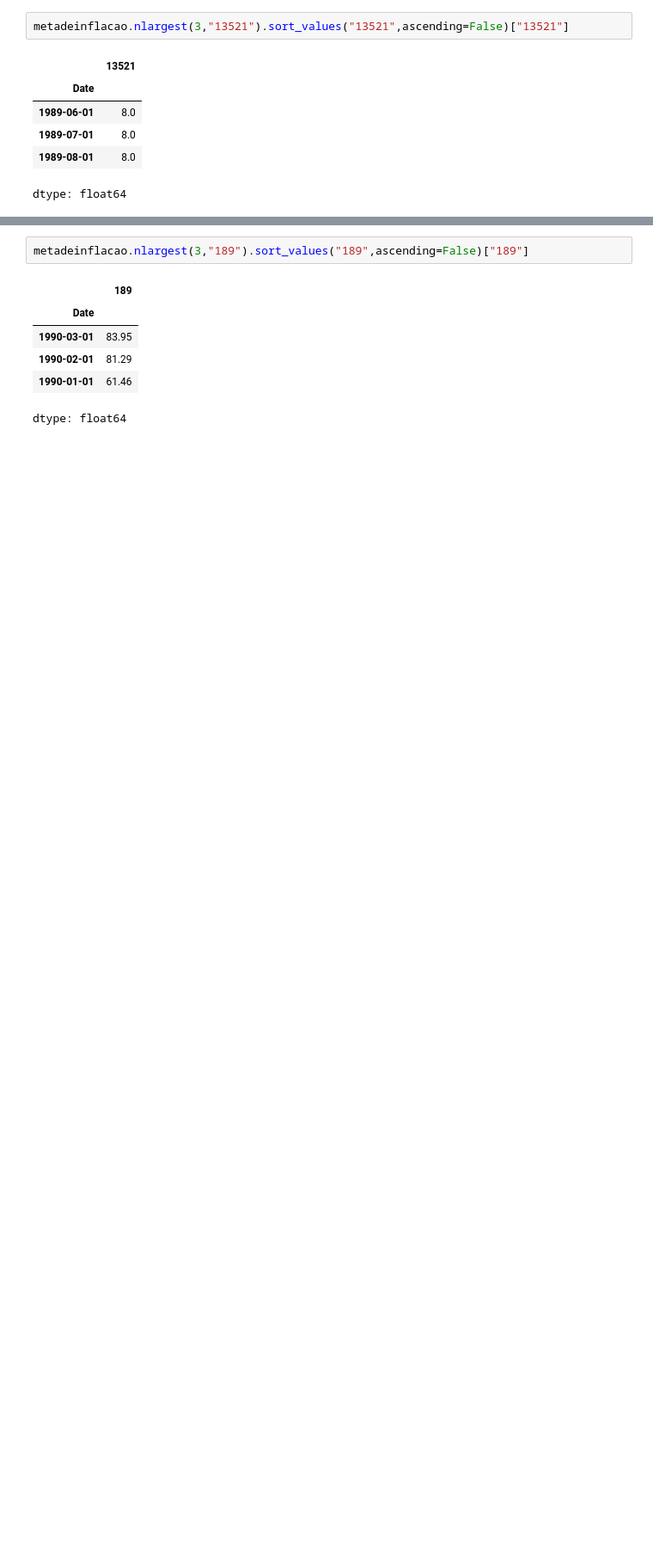
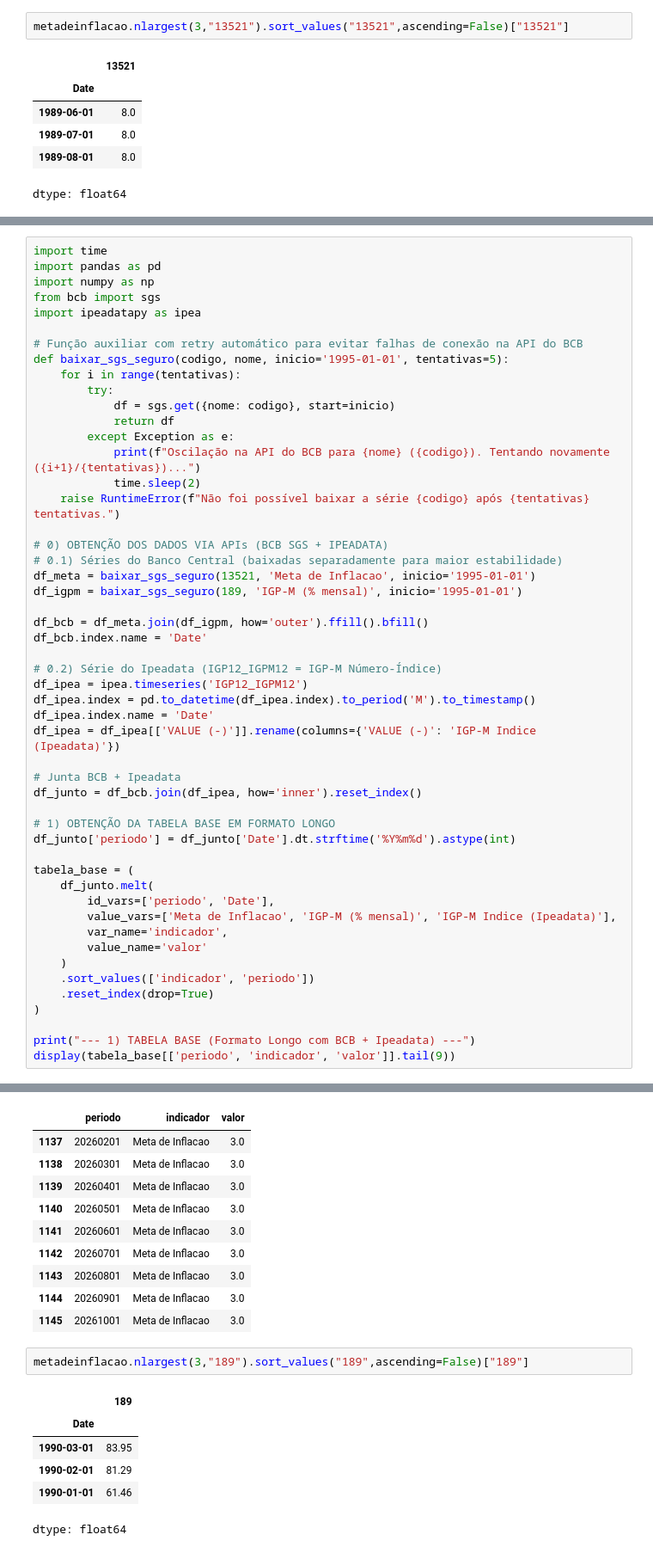
Before and after one commit to rodrigoesborges/conju-python, a Jupyter notebook: GRUPO 4 tabelas (politica monetária) meta de inflação.ipynb, the cells around one changed output, grey strips where cells are left out. Shown at 86% size. Saved outputs shown, nothing was run; the diff lists cells and outputs as text; blank space fills up the shorter version.

```diff
--- a/GRUPO 4 tabelas (politica monetária) meta de inflação.ipynb
+++ b/GRUPO 4 tabelas (politica monetária) meta de inflação.ipynb
@@ -125,0 +119,52 @@ dtype: float64
+# %%
+import time
+import pandas as pd
+import numpy as np
+from bcb import sgs
+import ipeadatapy as ipea
+
+# Função auxiliar com retry automático para evitar falhas de conexão na API do BCB
+def baixar_sgs_seguro(codigo, nome, inicio='1995-01-01', tentativas=5):
+    for i in range(tentativas):
+        try:
+            df = sgs.get({nome: codigo}, start=inicio)
+            return df
+        except Exception as e:
+            print(f"Oscilação na API do BCB para {nome} ({codigo}). Tentando novamente ({i+1}/{tentativas})...")
+            time.sleep(2)
+    raise RuntimeError(f"Não foi possível baixar a série {codigo} após {tentativas} tentativas.")
+
+# 0) OBTENÇÃO DOS DADOS VIA APIs (BCB SGS + IPEADATA)
+# 0.1) Séries do Banco Central (baixadas separadamente para maior estabilidade)
+df_meta = baixar_sgs_seguro(13521, 'Meta de Inflacao', inicio='1995-01-01')
+df_igpm = baixar_sgs_seguro(189, 'IGP-M (% mensal)', inicio='1995-01-01')
+
+df_bcb = df_meta.join(df_igpm, how='outer').ffill().bfill()
+df_bcb.index.name = 'Date'
+
+# 0.2) Série do Ipeadata (IGP12_IGPM12 = IGP-M Número-Índice)
+df_ipea = ipea.timeseries('IGP12_IGPM12')
+df_ipea.index = pd.to_datetime(df_ipea.index).to_period('M').to_timestamp()
+df_ipea.index.name = 'Date'
+df_ipea = df_ipea[['VALUE (-)']].rename(columns={'VALUE (-)': 'IGP-M Indice (Ipeadata)'})
+
+# Junta BCB + Ipeadata
+df_junto = df_bcb.join(df_ipea, how='inner').reset_index()
+
+# 1) OBTENÇÃO DA TABELA BASE EM FORMATO LONGO
+df_junto['periodo'] = df_junto['Date'].dt.strftime('%Y%m%d').astype(int)
+
+tabela_base = (
+    df_junto.melt(
+        id_vars=['periodo', 'Date'],
+        value_vars=['Meta de Inflacao', 'IGP-M (% mensal)', 'IGP-M Indice (Ipeadata)'],
+        var_name='indicador',
+        value_name='valor'
+    )
+    .sort_values(['indicador', 'periodo'])
+    .reset_index(drop=True)
+)
+
+print("--- 1) TABELA BASE (Formato Longo com BCB + Ipeadata) ---")
+display(tabela_base[['periodo', 'indicador', 'valor']].tail(9))
+# %% [output]
@@ -126,3 +172,13 @@ dtype: float64
+|  | periodo | indicador | valor |
+| 1137 | 20260201 | Meta de Inflacao | 3.0 |
+| 1138 | 20260301 | Meta de Inflacao | 3.0 |
+| 1139 | 20260401 | Meta de Inflacao | 3.0 |
+| 1140 | 20260501 | Meta de Inflacao | 3.0 |
+| 1141 | 20260601 | Meta de Inflacao | 3.0 |
+| 1142 | 20260701 | Meta de Inflacao | 3.0 |
+| 1143 | 20260801 | Meta de Inflacao | 3.0 |
+| 1144 | 20260901 | Meta de Inflacao | 3.0 |
+| 1145 | 20261001 | Meta de Inflacao | 3.0 |
 # %%
 metadeinflacao.nlargest(3,"189").sort_values("189",ascending=False)["189"]
 # %% [output]
```
Also changed, not shown: parts of 18 cells of this notebook.
